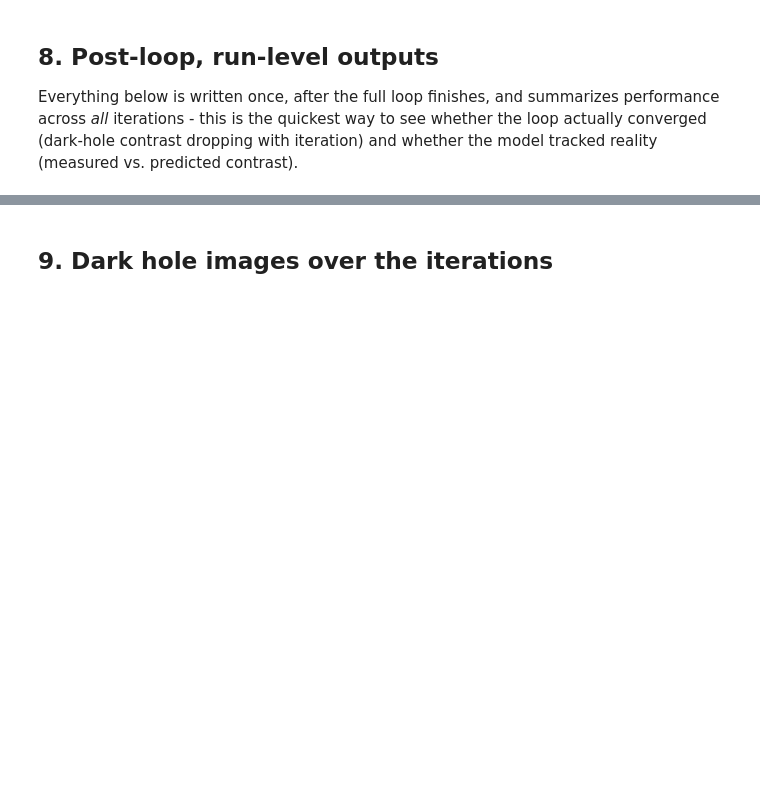
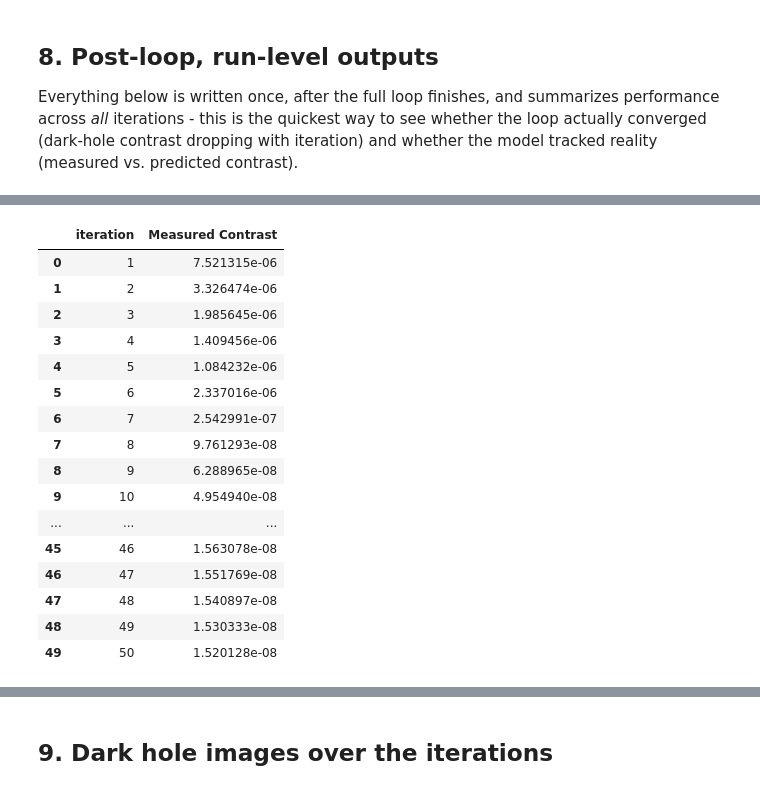
Before and after one commit to zahrahmed1017/corgihowfsc, a Jupyter notebook: sandbox/zja/corgihowfsc_output_analysis.ipynb, the cells around one changed output, grey strips where cells are left out. Cells and saved outputs as stored; diff of their text form; code cells hidden in the pictures; blank space fills up the shorter version.

```diff
--- a/sandbox/zja/corgihowfsc_output_analysis.ipynb
+++ b/sandbox/zja/corgihowfsc_output_analysis.ipynb
@@ -474,6 +470,13 @@ across *all* iterations - this is the quickest way to see whether the loop actua
 # %%
 measured_contrast = load_csv(LOOP_DIR / "measured_contrast.csv")
 predicted_contrast = load_csv(LOOP_DIR / "predicted_contrast.csv")
+
+# Add column with row (iteration) number:
+iter_num = range(1, len(measured_contrast) + 1)
+measured_contrast.insert(0, 'iteration', iter_num)
+predicted_contrast.insert(0,'iteration', iter_num)
+# measured_contrast.index = range(1, len(measured_contrast) + 1)
+# measured_contrast.index.name = 'iteration'
 
 if measured_contrast is not None:
     display(measured_contrast.head())
@@ -482,3 +500,23 @@ if predicted_contrast is not None:
+# %%
+measured_contrast
+# %% [output]
+|  | iteration | Measured Contrast |
+| 0 | 1 | 7.521315e-06 |
+| 1 | 2 | 3.326474e-06 |
+| 2 | 3 | 1.985645e-06 |
+| 3 | 4 | 1.409456e-06 |
+| 4 | 5 | 1.084232e-06 |
+| 5 | 6 | 2.337016e-06 |
+| 6 | 7 | 2.542991e-07 |
+| 7 | 8 | 9.761293e-08 |
+| 8 | 9 | 6.288965e-08 |
+| 9 | 10 | 4.954940e-08 |
+| ... | ... | ... |
+| 45 | 46 | 1.563078e-08 |
+| 46 | 47 | 1.551769e-08 |
+| 47 | 48 | 1.540897e-08 |
+| 48 | 49 | 1.530333e-08 |
+| 49 | 50 | 1.520128e-08 |
 # %%
 # Recreate contrast_vs_iteration.pdf from the underlying data
 fig, ax = plt.subplots(figsize=(7, 5))
```
Also changed, not shown: parts of 22 cells of this notebook.
